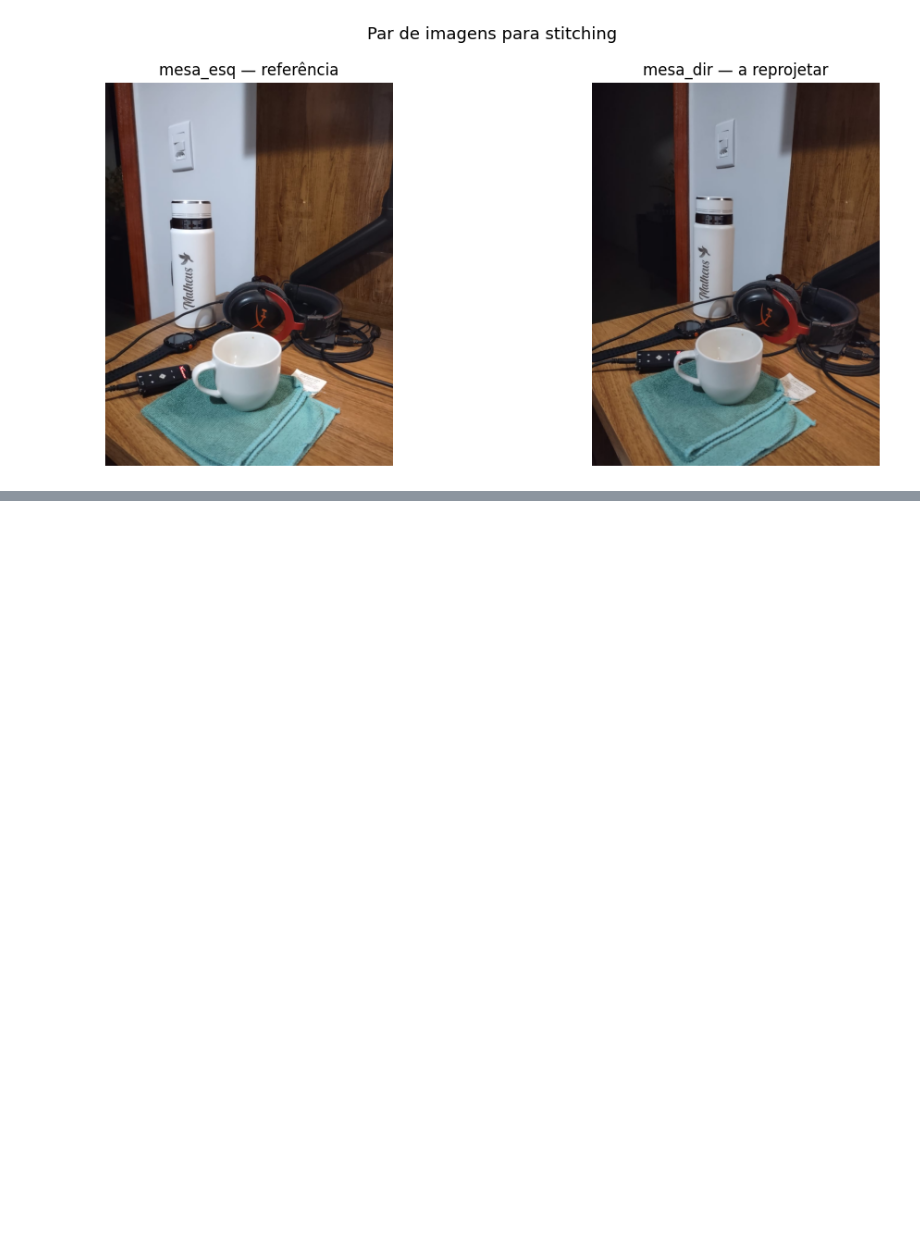
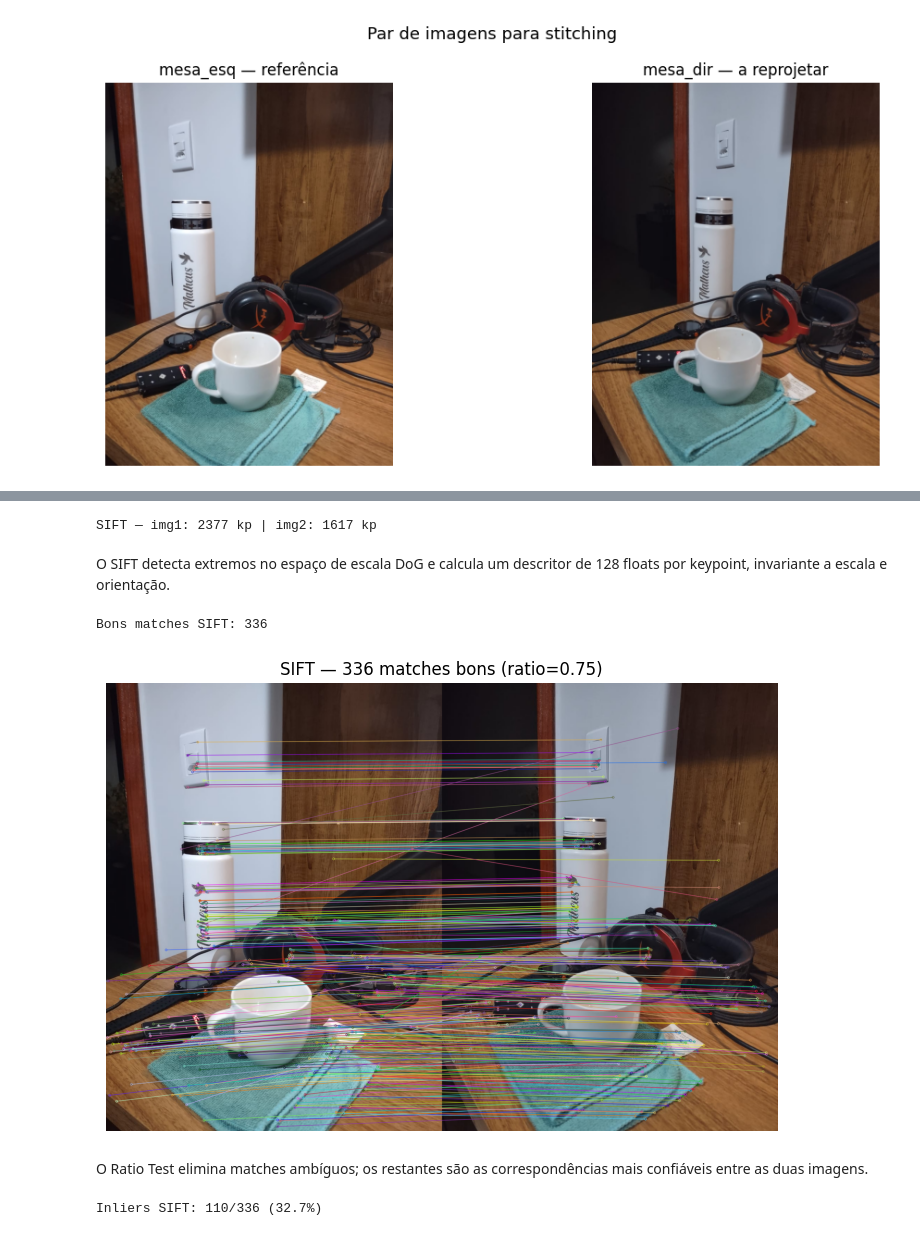
Before and after one commit to m9tzin/descriptors, a Jupyter notebook: Tarefa3.ipynb, the cells around one changed output, grey strips where cells are left out. Saved outputs shown, nothing was run; the diff lists cells and outputs as text; code cells hidden in the pictures; blank space fills up the shorter version.

Commit message:
feat(tarefa3): adiciona Item 2 - pipeline SIFT completo
Co-Authored-By: Claude Sonnet 4.6 <noreply@anthropic.com>

```diff
--- a/Tarefa3.ipynb
+++ b/Tarefa3.ipynb
@@ -62,0 +67,43 @@ Imagem 2 (dir): 960×1280 px
+# %%
+# 2a. Detectar e descrever (SIFT)
+sift = cv2.SIFT_create()
+kp1_sift, d1_sift = sift.detectAndCompute(gray1, None)
+kp2_sift, d2_sift = sift.detectAndCompute(gray2, None)
+print(f'SIFT — img1: {len(kp1_sift)} kp | img2: {len(kp2_sift)} kp')
+# %% [output]
+SIFT — img1: 2377 kp | img2: 1617 kp
+# %% [markdown]
+O SIFT detecta extremos no espaço de escala DoG e calcula um descritor de 128 floats por keypoint, invariante a escala e orientação.
+# %%
+# 2b. Matching com Ratio Test (Lowe, ratio=0.75)
+bf_sift = cv2.BFMatcher(cv2.NORM_L2)
+pairs_sift = bf_sift.knnMatch(d1_sift, d2_sift, k=2)
+good_sift = [m for m, n in pairs_sift if m.distance < 0.75 * n.distance]
+print(f'Bons matches SIFT: {len(good_sift)}')
+
+img_matches_sift = cv2.drawMatches(
+    img1, kp1_sift, img2, kp2_sift, good_sift, None,
+    flags=cv2.DrawMatchesFlags_NOT_DRAW_SINGLE_POINTS)
+plt.figure(figsize=(14, 5))
+plt.imshow(cv2.cvtColor(img_matches_sift, cv2.COLOR_BGR2RGB))
+plt.title(f'SIFT — {len(good_sift)} matches bons (ratio=0.75)')
+plt.axis('off')
+plt.tight_layout()
+plt.show()
+# %% [output]
+Bons matches SIFT: 336
+[figure, added]
+# %% [markdown]
+O Ratio Test elimina matches ambíguos; os restantes são as correspondências mais confiáveis entre as duas imagens.
+# %%
+# 2c. Homografia com USAC_MAGSAC
+if len(good_sift) < 10:
+    raise RuntimeError(f'SIFT: poucos matches ({len(good_sift)}) para estimar homografia')
+
+src_sift = np.float32([kp1_sift[m.queryIdx].pt for m in good_sift]).reshape(-1, 1, 2)
+dst_sift = np.float32([kp2_sift[m.trainIdx].pt for m in good_sift]).reshape(-1, 1, 2)
+M_sift, mask_sift = cv2.findHomography(src_sift, dst_sift, cv2.USAC_MAGSAC, 5.0)
+inliers_sift = int(mask_sift.ravel().sum())
+print(f'Inliers SIFT: {inliers_sift}/{len(good_sift)} ({100*inliers_sift/len(good_sift):.1f}%)')
+# %% [output]
+Inliers SIFT: 110/336 (32.7%)
```
Also changed, not shown: parts of 4 cells of this notebook.
